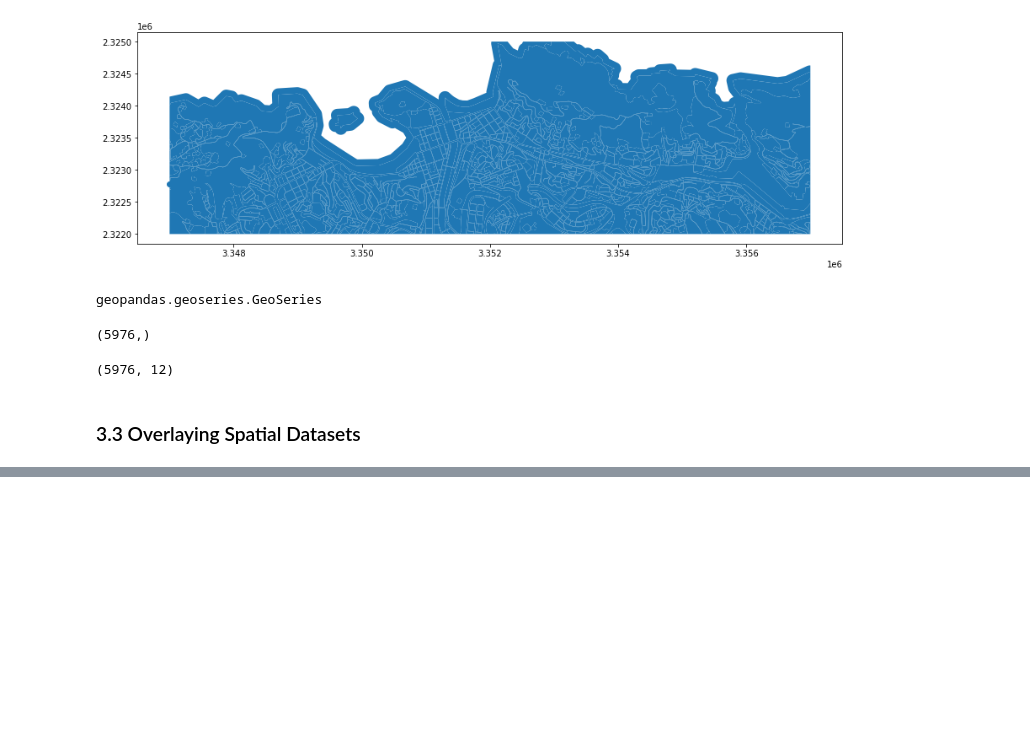
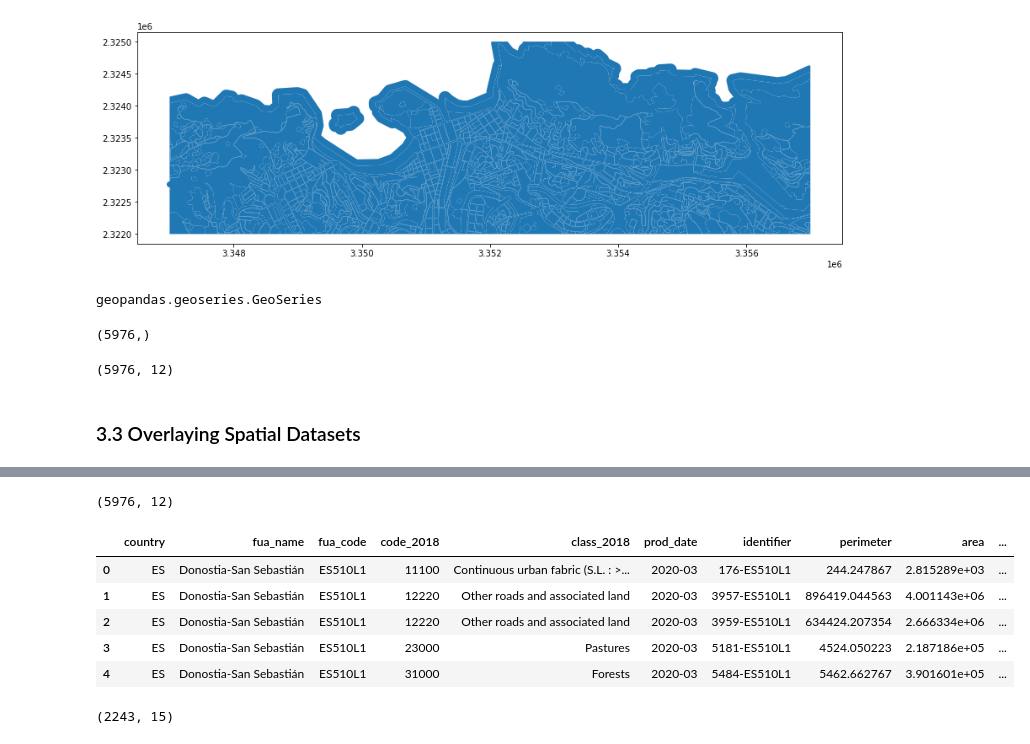
Before and after one commit to mxagar/space_exploration, a Jupyter notebook: geospatial_data_guide/lab/03_CRS_Projections_Transformations.ipynb, the cells around one changed output, grey strips where cells are left out. Cells and saved outputs as stored; diff of their text form; code cells hidden in the pictures; blank space fills up the shorter version.

```diff
--- a/geospatial_data_guide/lab/03_CRS_Projections_Transformations.ipynb
+++ b/geospatial_data_guide/lab/03_CRS_Projections_Transformations.ipynb
@@ -238,0 +297,4 @@ land_use.shape
+# %%
+land_use.shape
+# %% [output]
+(5976, 12)
@@ -238,0 +307,13 @@ land_use.shape
+# %%
+combined.head()
+# %% [output]
+|  | country | fua_name | fua_code | code_2018 | class_2018 | prod_date | identifier | perimeter | area | ... |
+| 0 | ES | Donostia-San Sebastián | ES510L1 | 11100 | Continuous urban fabric (S.L. : >... | 2020-03 | 176-ES510L1 | 244.247867 | 2.815289e+03 | ... |
+| 1 | ES | Donostia-San Sebastián | ES510L1 | 12220 | Other roads and associated land | 2020-03 | 3957-ES510L1 | 896419.044563 | 4.001143e+06 | ... |
+| 2 | ES | Donostia-San Sebastián | ES510L1 | 12220 | Other roads and associated land | 2020-03 | 3959-ES510L1 | 634424.207354 | 2.666334e+06 | ... |
+| 3 | ES | Donostia-San Sebastián | ES510L1 | 23000 | Pastures | 2020-03 | 5181-ES510L1 | 4524.050223 | 2.187186e+05 | ... |
+| 4 | ES | Donostia-San Sebastián | ES510L1 | 31000 | Forests | 2020-03 | 5484-ES510L1 | 5462.662767 | 3.901601e+05 | ... |
+# %%
+combined.shape
+# %% [output]
+(2243, 15)
```
Also changed, not shown: parts of 14 cells of this notebook, 1 other file.
